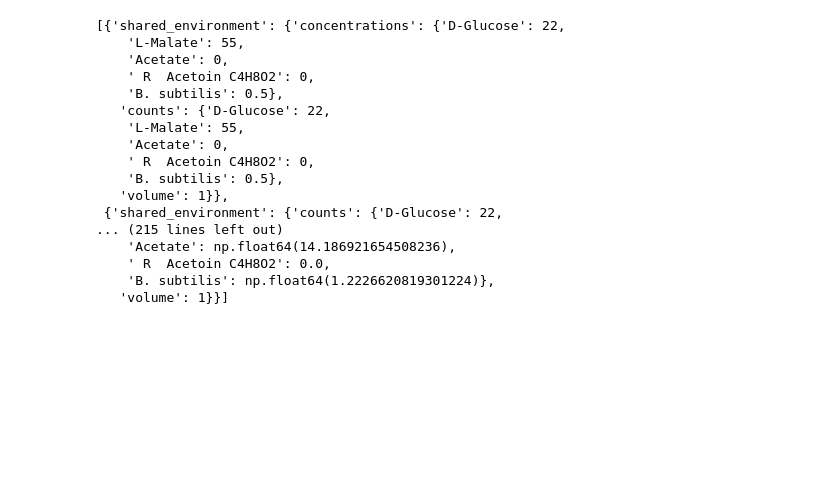
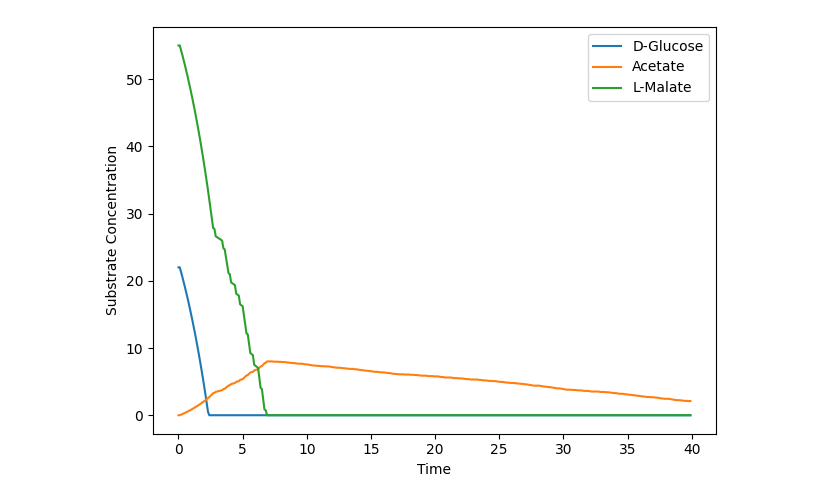
Before and after one commit to vivarium-collective/cdFBA, a Jupyter notebook: Notebooks/Diauxic Shift.ipynb, the cells around one changed output. Saved outputs shown, nothing was run; the diff lists cells and outputs as text; code cells hidden in the pictures; blank space fills up the shorter version.

```diff
--- a/Notebooks/Diauxic Shift.ipynb
+++ b/Notebooks/Diauxic Shift.ipynb
@@ -56,14 +67,15 @@ spec
 # %%
 #Set reaction bounds
-spec['B. subtilis']['config']['bounds'] = {
+spec[SPECIES_STORE]['B.subtilis']['config']['bounds'] = {
             'EX_o2_e': {'lower': -2, 'upper': None},
-            'ATPM': {'lower': 1, 'upper': 1}
+            'ATPM': {'lower': 1, 'upper': 1},
+            'EX_ac_e': {'lower': 0, 'upper': None},
         }
 #Set initial concentrations
 concentrations = {
     'Acetate': 0,
     'D-Glucose': 22,
     'L-Malate': 55,
-    ' R  Acetoin C4H8O2': 0
+    # ' R  Acetoin C4H8O2': 0
 }
 set_concentration(spec, concentrations)
@@ -155,20 +162,19 @@ plt.show()
 # %%
-results
+#plot results for biomass
+fig, ax = plt.subplots(dpi=100)
+for key, value in env_combined.items():
+    if key in ['Acetate', 'L-Malate', 'D-Glucose']:
+        length_diff = len(timepoints) - len(value)
+        if length_diff > 0:
+            # Align the data to the end of the timepoints
+            aligned_timepoints = timepoints[length_diff:]
+        else:
+            aligned_timepoints = timepoints
+        ax.plot(aligned_timepoints, value, label=key)
+plt.xlabel("Time")
+plt.ylabel("Substrate Concentration")
+plt.legend()
+plt.tight_layout()
+plt.show()
 # %% [output]
-[{'shared_environment': {'concentrations': {'D-Glucose': 22,
-    'L-Malate': 55,
-    'Acetate': 0,
-    ' R  Acetoin C4H8O2': 0,
-    'B. subtilis': 0.5},
-   'counts': {'D-Glucose': 22,
-    'L-Malate': 55,
-    'Acetate': 0,
-    ' R  Acetoin C4H8O2': 0,
-    'B. subtilis': 0.5},
-   'volume': 1}},
- {'shared_environment': {'counts': {'D-Glucose': 22,
-... (215 lines left out)
-    'Acetate': np.float64(14.186921654508236),
-    ' R  Acetoin C4H8O2': 0.0,
-    'B. subtilis': np.float64(1.2226620819301224)},
-   'volume': 1}}]
+[figure, added]
```
Also changed, not shown: parts of 15 cells of this notebook, 4 other files.
